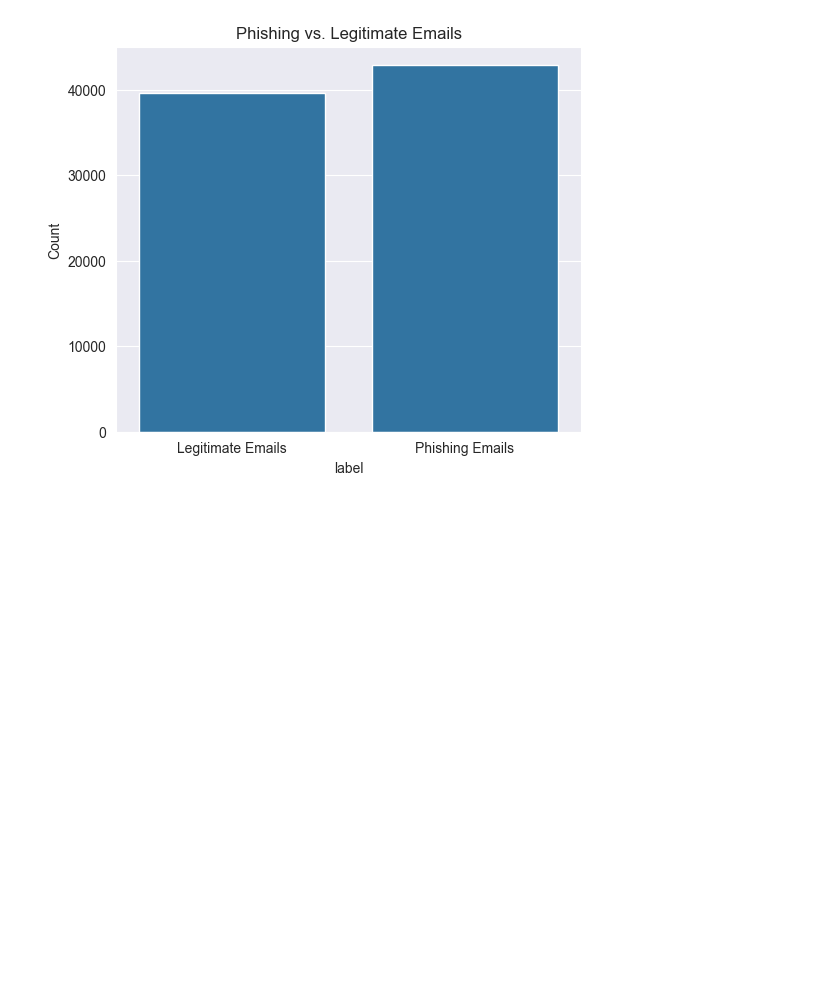
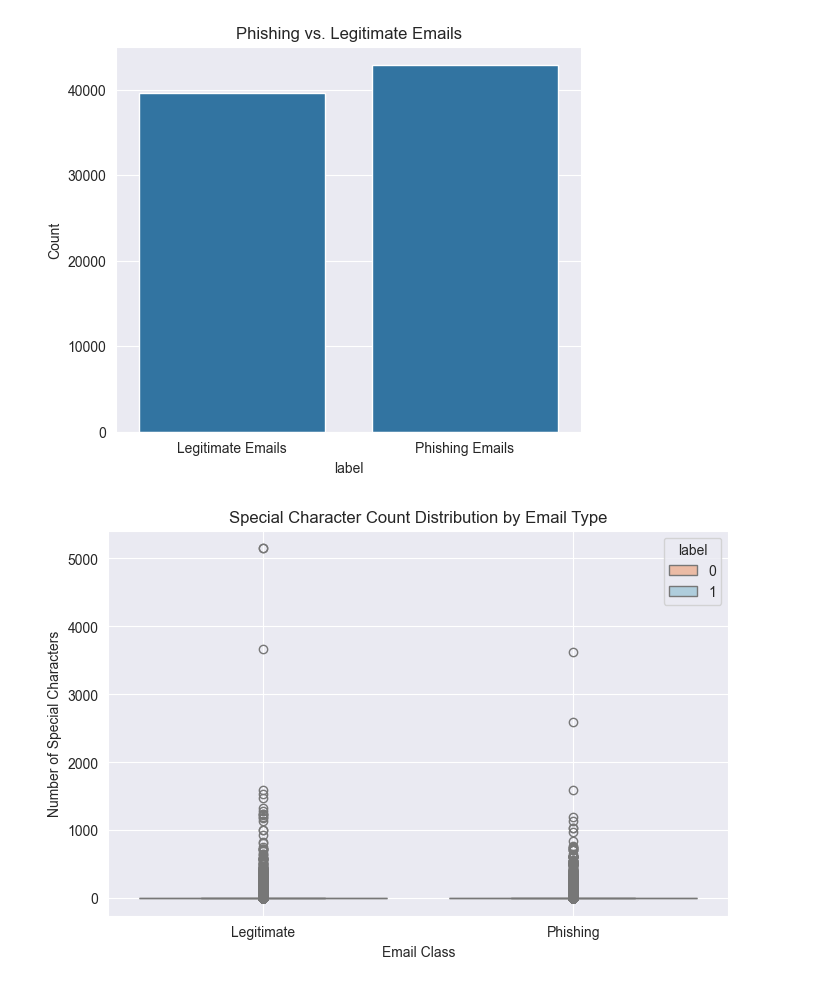
Before and after one commit to Brandon-Kee/Phishing-Detection, a Jupyter notebook: phishing-analysis.ipynb, the cells around one changed output. Cells and saved outputs as stored; diff of their text form; code cells hidden in the pictures; blank space fills up the shorter version.

Commit message:
Special char plot

```diff
--- a/phishing-analysis.ipynb
+++ b/phishing-analysis.ipynb
@@ -66,3 +66,29 @@ plt.ylabel('Count')
 plt.show()
 # %% [output]
 [figure]
+# %%
+# Count special characters in each email
+df['special_chars'] = df['text_combined'].apply(
+    lambda x: sum(not c.isalnum() and not c.isspace() for c in x)
+)
+
+# Plot boxplot
+plt.figure(figsize=(8, 5))
+sns.boxplot(
+    x='label',
+    y='special_chars',
+    data=df,
+    hue='label',
+    palette='RdBu',
+    dodge=False
+)
+
+# Label formatting
+plt.xticks([0, 1], ['Legitimate', 'Phishing'])
+plt.title('Special Character Count Distribution by Email Type')
+plt.xlabel('Email Class')
+plt.ylabel('Number of Special Characters')
+plt.grid(True)
+plt.show()
+# %% [output]
+[figure, added]
```
